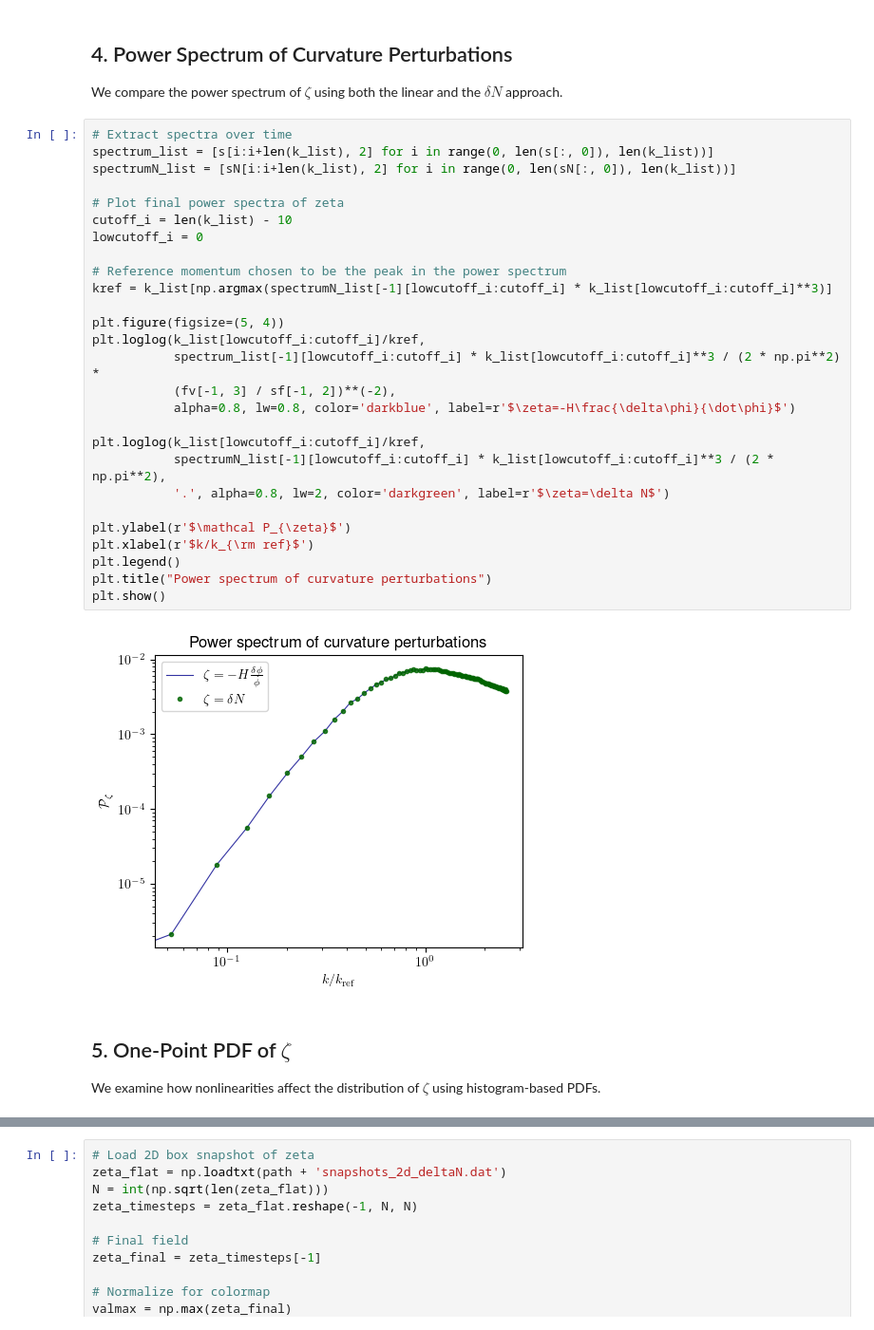
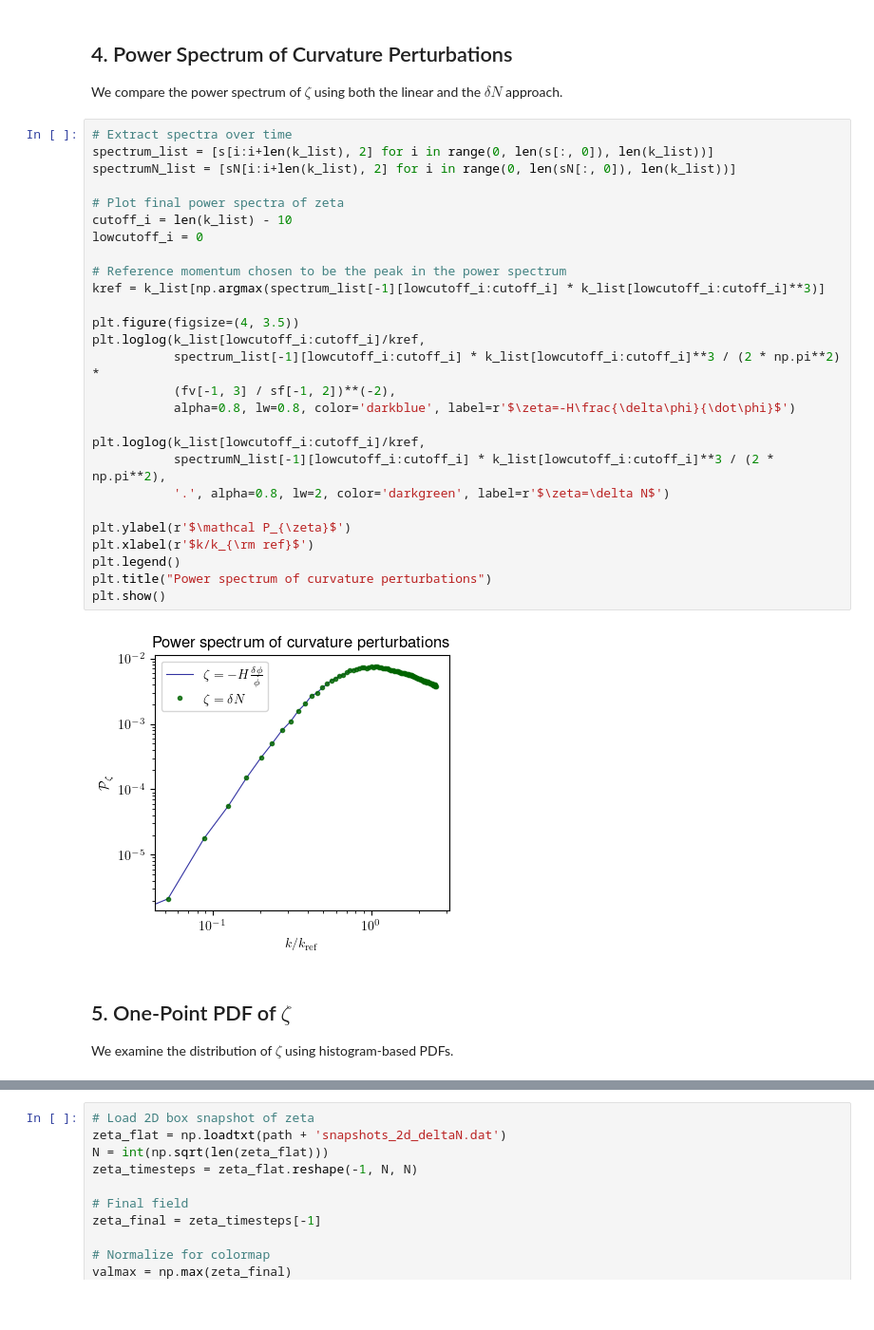
Before and after one commit to caravangelo/inflation-easy, a Jupyter notebook: notebooks/plot.ipynb, the cells around one changed output, grey strips where cells are left out. Shown at 95% size. Cells and saved outputs as stored; diff of their text form; blank space fills up the shorter version.

```diff
--- a/notebooks/plot.ipynb
+++ b/notebooks/plot.ipynb
@@ -67,35 +68,35 @@ We compare the power spectrum of $\zeta$ using both the linear and the $\delta N
 # %%
 # Extract spectra over time
 spectrum_list = [s[i:i+len(k_list), 2] for i in range(0, len(s[:, 0]), len(k_list))]
 spectrumN_list = [sN[i:i+len(k_list), 2] for i in range(0, len(sN[:, 0]), len(k_list))]
 
 # Plot final power spectra of zeta
 cutoff_i = len(k_list) - 10
 lowcutoff_i = 0
 
 # Reference momentum chosen to be the peak in the power spectrum
-kref = k_list[np.argmax(spectrumN_list[-1][lowcutoff_i:cutoff_i] * k_list[lowcutoff_i:cutoff_i]**3)]
+kref = k_list[np.argmax(spectrum_list[-1][lowcutoff_i:cutoff_i] * k_list[lowcutoff_i:cutoff_i]**3)]
 
-plt.figure(figsize=(5, 4))
+plt.figure(figsize=(4, 3.5))
 plt.loglog(k_list[lowcutoff_i:cutoff_i]/kref,
            spectrum_list[-1][lowcutoff_i:cutoff_i] * k_list[lowcutoff_i:cutoff_i]**3 / (2 * np.pi**2) *
            (fv[-1, 3] / sf[-1, 2])**(-2),
            alpha=0.8, lw=0.8, color='darkblue', label=r'$\zeta=-H\frac{\delta\phi}{\dot\phi}$')
 
 plt.loglog(k_list[lowcutoff_i:cutoff_i]/kref,
            spectrumN_list[-1][lowcutoff_i:cutoff_i] * k_list[lowcutoff_i:cutoff_i]**3 / (2 * np.pi**2),
            '.', alpha=0.8, lw=2, color='darkgreen', label=r'$\zeta=\delta N$')
 
 plt.ylabel(r'$\mathcal P_{\zeta}$')
 plt.xlabel(r'$k/k_{\rm ref}$')
 plt.legend()
 plt.title("Power spectrum of curvature perturbations")
 plt.show()
 # %% [output]
-[figure, old version]
+[figure, new version]
 # %% [markdown]
 ## 5. One-Point PDF of $\zeta$
-We examine how nonlinearities affect the distribution of $\zeta$ using histogram-based PDFs.
+We examine the distribution of $\zeta$ using histogram-based PDFs.
 # %%
 # Number of histogram bins
 nbins = 256
```
Also changed, not shown: parts of 6 cells of this notebook, 28 other files.
